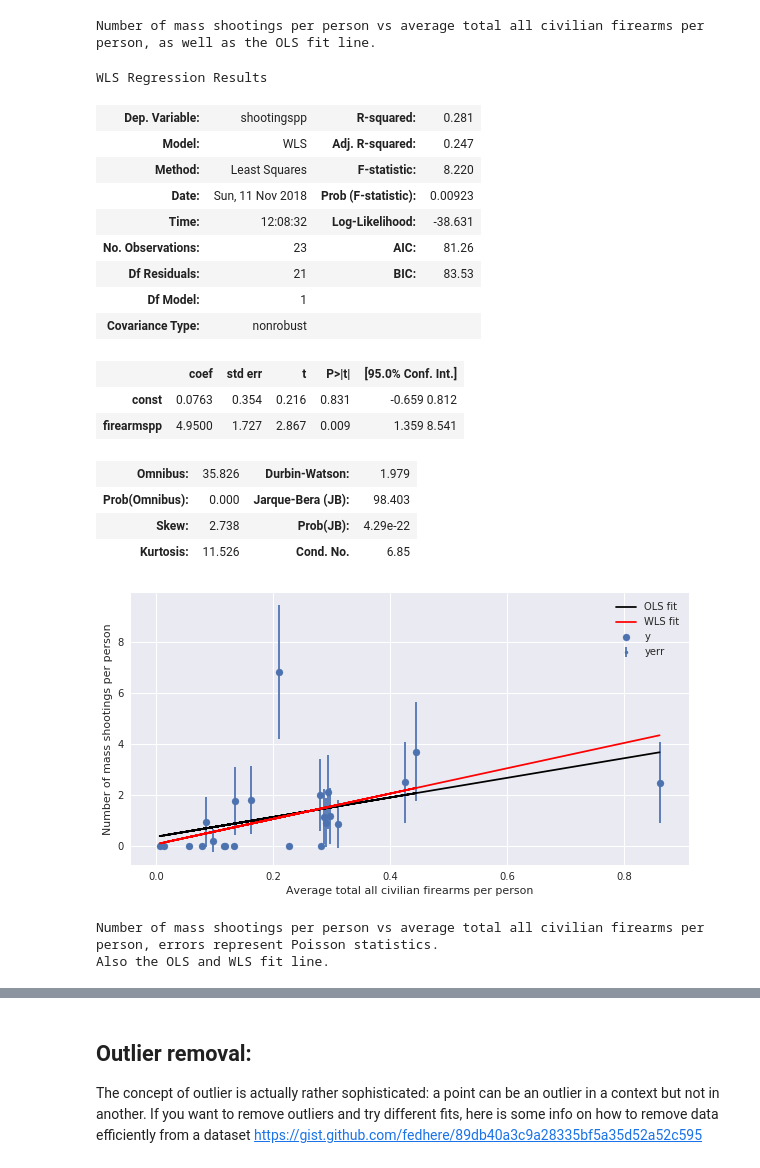
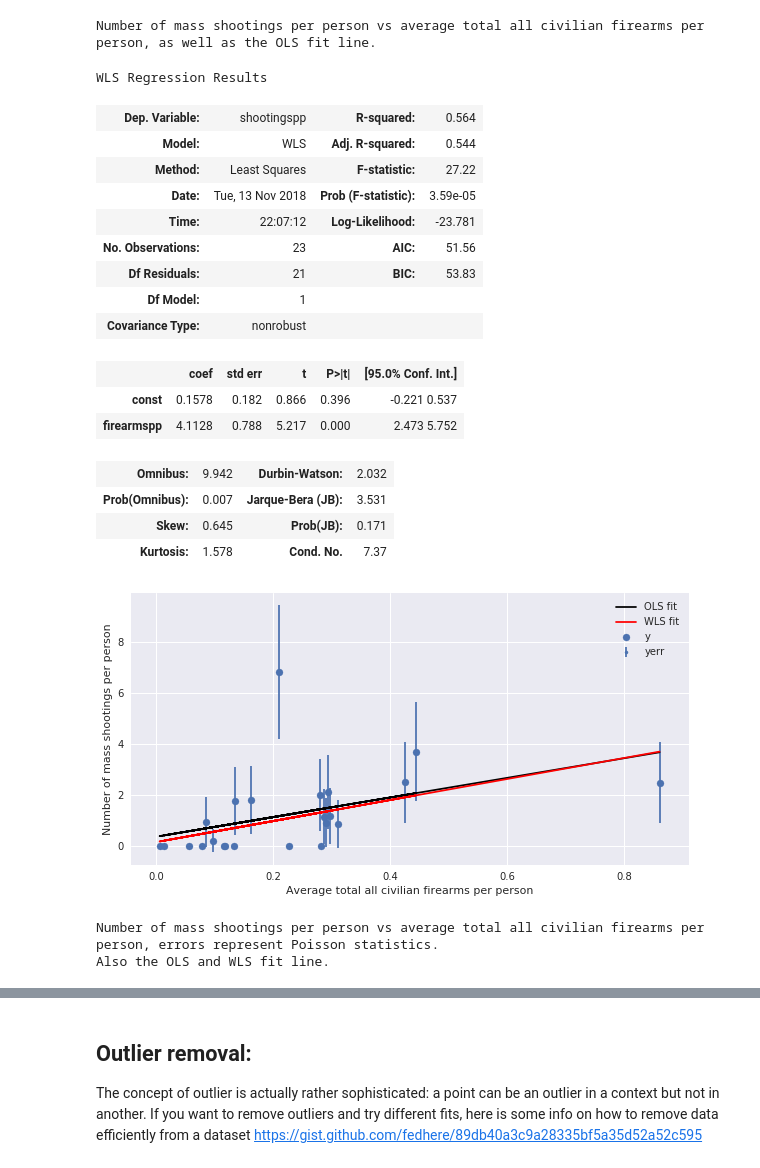
Before and after one commit to shivamjumani/PUI2018_lj1230, a Jupyter notebook: HW9_lj1230/Assignment3_lj1230.ipynb, the cells around one changed output, grey strips where cells are left out. Cells and saved outputs as stored; diff of their text form; code cells hidden in the pictures.

```diff
--- a/HW9_lj1230/Assignment3_lj1230.ipynb
+++ b/HW9_lj1230/Assignment3_lj1230.ipynb
@@ -500,26 +500,27 @@ Number of mass shootings per person vs average total all civilian firearms per p
 # %%
 # use a very small number to avoid 1/0
 smwls = sm.WLS(df_['shootingspp'], sm.add_constant(df_['firearmspp']),
-               weights=[1/(sqrt(xx) + 1e-10) for xx in df_['firearmspp']]).fit()
+               weights=[1/(yy + 1e-10) for yy in
+                        (smols.predict(sm.add_constant(df_['firearmspp'])) - df_['shootingspp']) ** 2]).fit()
 smwls.summary()
 # %% [output]
 WLS Regression Results
-| Dep. Variable: | shootingspp | R-squared: | 0.281 |
-| Model: | WLS | Adj. R-squared: | 0.247 |
-| Method: | Least Squares | F-statistic: | 8.220 |
-| Date: | Sun, 11 Nov 2018 | Prob (F-statistic): | 0.00923 |
-| Time: | 12:08:32 | Log-Likelihood: | -38.631 |
-| No. Observations: | 23 | AIC: | 81.26 |
-| Df Residuals: | 21 | BIC: | 83.53 |
+| Dep. Variable: | shootingspp | R-squared: | 0.564 |
+| Model: | WLS | Adj. R-squared: | 0.544 |
+| Method: | Least Squares | F-statistic: | 27.22 |
+| Date: | Tue, 13 Nov 2018 | Prob (F-statistic): | 3.59e-05 |
+| Time: | 22:07:12 | Log-Likelihood: | -23.781 |
+| No. Observations: | 23 | AIC: | 51.56 |
+| Df Residuals: | 21 | BIC: | 53.83 |
 | Df Model: | 1 |  |  |
 | Covariance Type: | nonrobust |  |  |
 |  | coef | std err | t | P>|t| | [95.0% Conf. Int.] |
-| const | 0.0763 | 0.354 | 0.216 | 0.831 | -0.659 0.812 |
-| firearmspp | 4.9500 | 1.727 | 2.867 | 0.009 | 1.359 8.541 |
+| const | 0.1578 | 0.182 | 0.866 | 0.396 | -0.221 0.537 |
+| firearmspp | 4.1128 | 0.788 | 5.217 | 0.000 | 2.473 5.752 |
-| Omnibus: | 35.826 | Durbin-Watson: | 1.979 |
-| Prob(Omnibus): | 0.000 | Jarque-Bera (JB): | 98.403 |
-| Skew: | 2.738 | Prob(JB): | 4.29e-22 |
-| Kurtosis: | 11.526 | Cond. No. | 6.85 |
+| Omnibus: | 9.942 | Durbin-Watson: | 2.032 |
+| Prob(Omnibus): | 0.007 | Jarque-Bera (JB): | 3.531 |
+| Skew: | 0.645 | Prob(JB): | 0.171 |
+| Kurtosis: | 1.578 | Cond. No. | 7.37 |
 # %%
 fig = pl.figure(figsize=(10,5))
 ax = fig.add_subplot(111)
@@ -537,7 +538,7 @@ print("Number of mass shootings per person vs average total all civilian firearm
       "errors represent Poisson statistics.\n" +
       "Also the OLS and WLS fit line.")
 # %% [output]
-[figure, old version]
+[figure, new version]
 Number of mass shootings per person vs average total all civilian firearms per person, errors represent Poisson statistics.
 Also the OLS and WLS fit line.
 # %%
```
Also changed, not shown: parts of 9 cells of this notebook, 1 other file.
